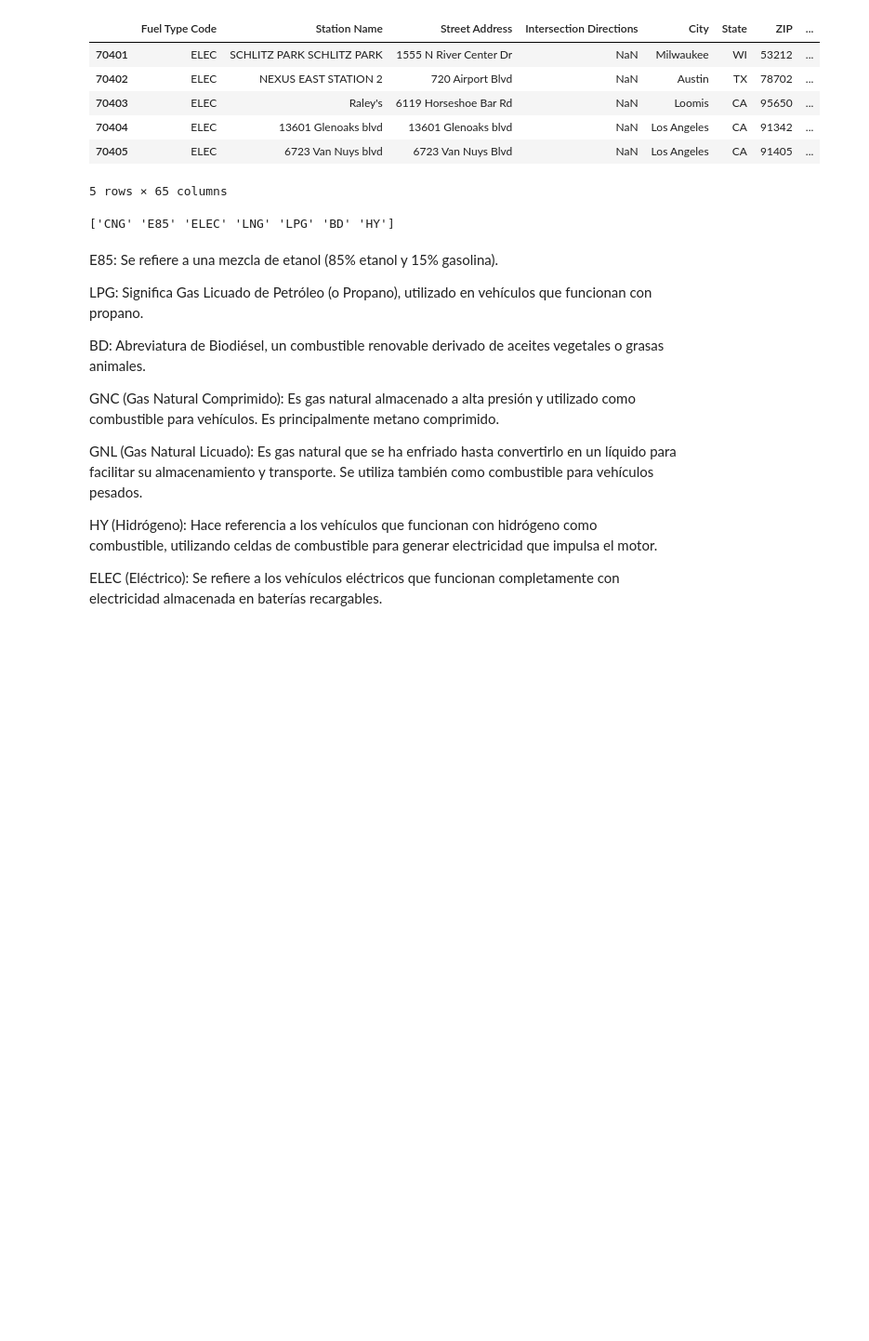
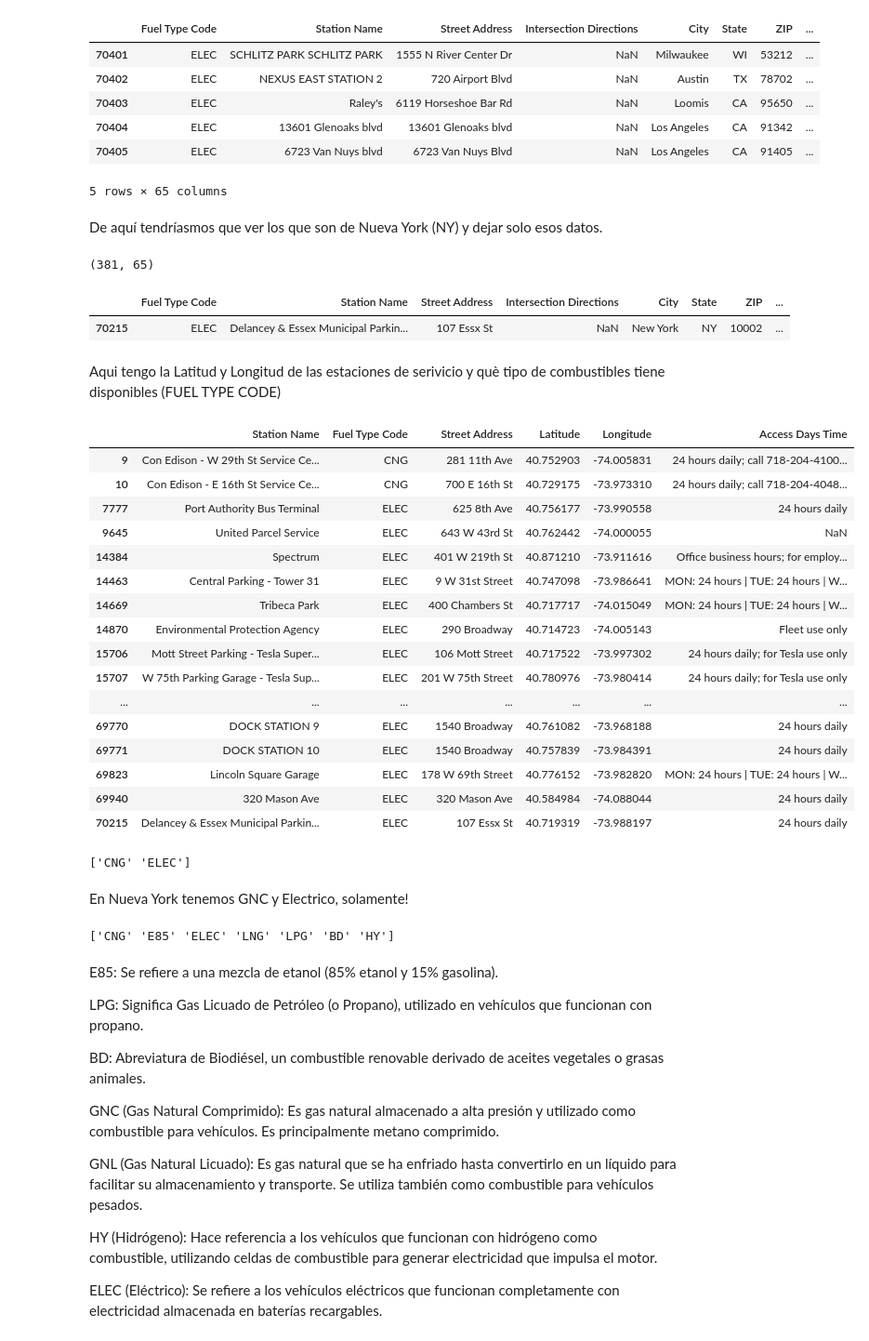
Before and after one commit to AgustinNiederle/ProyectoFinalHenry_AirTaxis, a Jupyter notebook: exploracion1.ipynb, the cells around one changed output. Shown: that part at 93% size. Cells and saved outputs as stored; diff of their text form; code cells hidden in the pictures; blank space fills up the shorter version.

```diff
--- a/exploracion1.ipynb
+++ b/exploracion1.ipynb
@@ -294,6 +294,48 @@ dataset2.tail()
 | 70404 | ELEC | 13601 Glenoaks blvd | 13601 Glenoaks blvd | NaN | Los Angeles | CA | 91342 | ... |
 | 70405 | ELEC | 6723 Van Nuys blvd | 6723 Van Nuys Blvd | NaN | Los Angeles | CA | 91405 | ... |
 5 rows × 65 columns
+# %% [markdown]
+De aquí tendríasmos que ver los que son de Nueva York (NY) y dejar solo esos datos.
+# %%
+dataset2_NY = dataset2[dataset2['City']=='New York']
+# %%
+dataset2_NY.shape
+# %% [output]
+(381, 65)
+# %%
+dataset2_NY.tail(1)
+# %% [output]
+|  | Fuel Type Code | Station Name | Street Address | Intersection Directions | City | State | ZIP | ... |
+| 70215 | ELEC | Delancey & Essex Municipal Parkin... | 107 Essx St | NaN | New York | NY | 10002 | ... |
+# %% [markdown]
+Aqui tengo la Latitud y Longitud de las estaciones de serivicio y què tipo de combustibles tiene disponibles (FUEL TYPE CODE)
+# %%
+dataset2_NY[['Station Name', 'Fuel Type Code', 'Street Address', 'Latitude', 'Longitude', 'Access Days Time']]
+# %% [output]
+|  | Station Name | Fuel Type Code | Street Address | Latitude | Longitude | Access Days Time |
+| 9 | Con Edison - W 29th St Service Ce... | CNG | 281 11th Ave | 40.752903 | -74.005831 | 24 hours daily; call 718-204-4100... |
+| 10 | Con Edison - E 16th St Service Ce... | CNG | 700 E 16th St | 40.729175 | -73.973310 | 24 hours daily; call 718-204-4048... |
+| 7777 | Port Authority Bus Terminal | ELEC | 625 8th Ave | 40.756177 | -73.990558 | 24 hours daily |
+| 9645 | United Parcel Service | ELEC | 643 W 43rd St | 40.762442 | -74.000055 | NaN |
+| 14384 | Spectrum | ELEC | 401 W 219th St | 40.871210 | -73.911616 | Office business hours; for employ... |
+| 14463 | Central Parking - Tower 31 | ELEC | 9 W 31st Street | 40.747098 | -73.986641 | MON: 24 hours | TUE: 24 hours | W... |
+| 14669 | Tribeca Park | ELEC | 400 Chambers St | 40.717717 | -74.015049 | MON: 24 hours | TUE: 24 hours | W... |
+| 14870 | Environmental Protection Agency | ELEC | 290 Broadway | 40.714723 | -74.005143 | Fleet use only |
+| 15706 | Mott Street Parking - Tesla Super... | ELEC | 106 Mott Street | 40.717522 | -73.997302 | 24 hours daily; for Tesla use only |
+| 15707 | W 75th Parking Garage - Tesla Sup... | ELEC | 201 W 75th Street | 40.780976 | -73.980414 | 24 hours daily; for Tesla use only |
+| ... | ... | ... | ... | ... | ... | ... |
+| 69770 | DOCK STATION 9 | ELEC | 1540 Broadway | 40.761082 | -73.968188 | 24 hours daily |
+| 69771 | DOCK STATION 10 | ELEC | 1540 Broadway | 40.757839 | -73.984391 | 24 hours daily |
+| 69823 | Lincoln Square Garage | ELEC | 178 W 69th Street | 40.776152 | -73.982820 | MON: 24 hours | TUE: 24 hours | W... |
+| 69940 | 320 Mason Ave | ELEC | 320 Mason Ave | 40.584984 | -74.088044 | 24 hours daily |
+| 70215 | Delancey & Essex Municipal Parkin... | ELEC | 107 Essx St | 40.719319 | -73.988197 | 24 hours daily |
+# %%
+Combustibles_NY = dataset2_NY['Fuel Type Code'].unique()
+print(Combustibles_NY)
+# %% [output]
+['CNG' 'ELEC']
+# %% [markdown]
+En Nueva York tenemos GNC y Electrico, solamente!
 # %%
 #distinct fuel type code
 unique_values = dataset2['Fuel Type Code'].unique()
```
Also changed, not shown: parts of 1 cell of this notebook.
